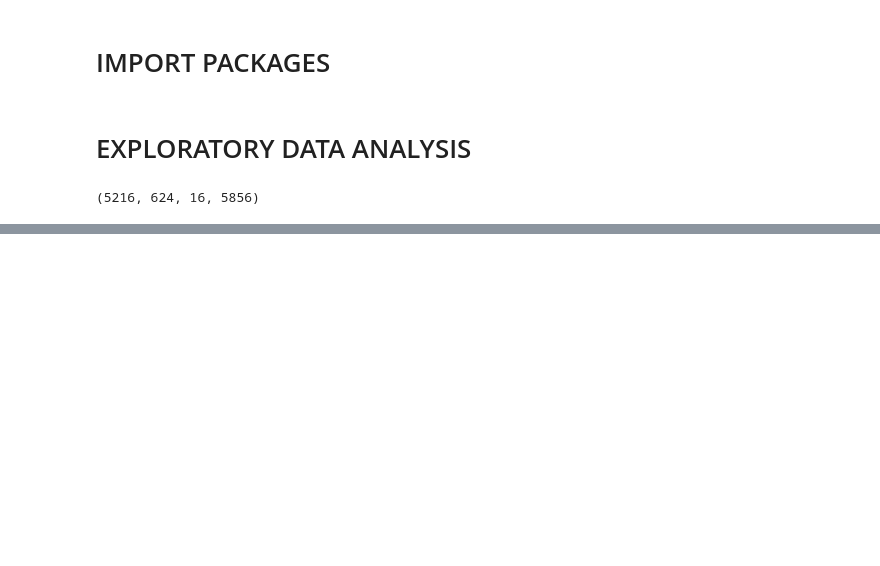
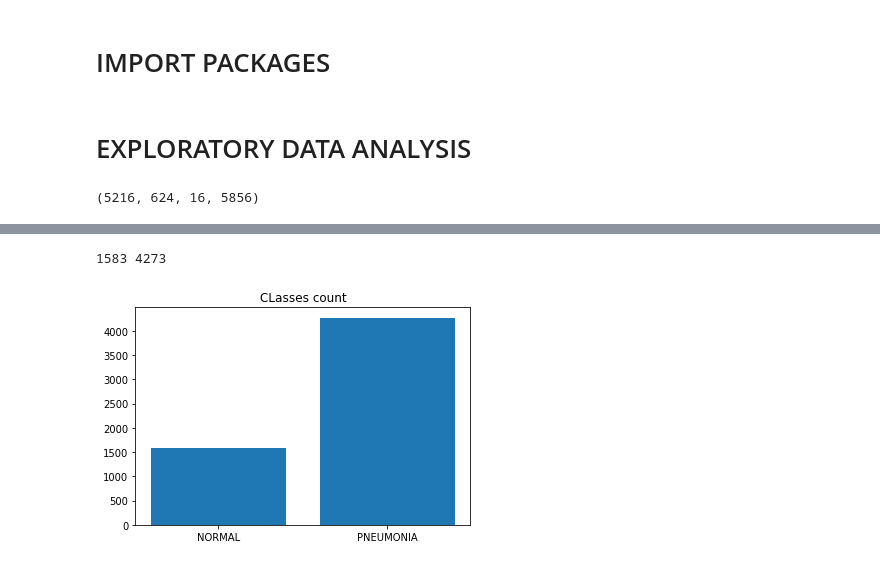
Before and after one commit to Guiandreis/pneumonia_detection, a Jupyter notebook: EDA_pneumonia_detection.ipynb, the cells around one changed output, grey strips where cells are left out. Drawn from its saved outputs; the diff is of its cells as text; code cells hidden in the pictures; blank space fills up the shorter version.

```diff
--- a/EDA_pneumonia_detection.ipynb
+++ b/EDA_pneumonia_detection.ipynb
@@ -92 +93,15 @@ image shape (1416, 1736, 3) category NORMAL
 ... (20 outputs left out)
+# %%
+total_pneumonia_images = glob.glob('/content/chest_xray/chest_xray/*/PNEUMONIA/*')
+total_normal_images = glob.glob('/content/chest_xray/chest_xray/*/NORMAL/*')
+
+classes = ['NORMAL','PNEUMONIA']
+values = [len(total_normal_images),len(total_pneumonia_images)]
+print(len(total_normal_images),len(total_pneumonia_images))
+
+plt.bar(classes,values)
+plt.title('CLasses count')
+plt.show()
+# %% [output]
+1583 4273
+[figure, added]
```
Also changed, not shown: parts of 3 cells of this notebook.
